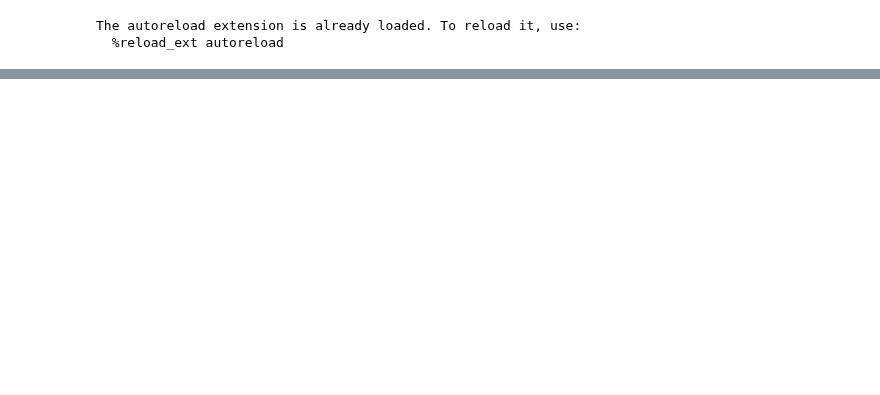
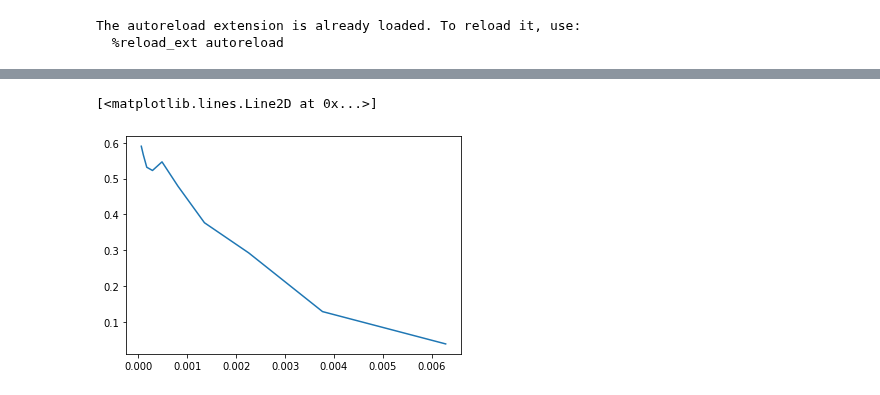
Before and after one commit to matibilkis/continuous, a Jupyter notebook: analysis/freq_discrimination.ipynb, the cells around one changed output, grey strips where cells are left out. Drawn from its saved outputs; the diff is of its cells as text; code cells hidden in the pictures; blank space fills up the shorter version.

Commit message:
analyisis frequency - data in PIC

```diff
--- a/analysis/freq_discrimination.ipynb
+++ b/analysis/freq_discrimination.ipynb
@@ -53,2 +18,0 @@ plt.plot(states1[:100,0])
-# %%
-times = load_data(ppp=ppp, periods=periods,method=method, itraj=itraj, exp_path=exp_path , rppp = rppp_reference)
@@ -63,0 +37,3 @@ array([6.2831850e-07, 6.2831850e-07, 6.2831862e-07, ..., 6.3329935e-07,
+# %%
+indis = np.logspace(2,np.log10(len(times)), 10)
+indis = [int(k) for k in indis]
@@ -63,0 +108,33 @@ array([6.2831850e-07, 6.2831850e-07, 6.2831862e-07, ..., 6.3329935e-07,
+# %%
+stopps1 = [np.array(stop["h0/h1"][k])[~np.isnan(stop["h0/h1"][k])] for k in stop["h0/h1"].keys()]
+stopps0 = [np.array(stop["h1/h0"][k])[~np.isnan(stop["h1/h0"][k])] for k in stop["h1/h0"].keys()]
+
+ind_max_traj1 = np.argmax([len(k) for k in stopps1])
+ind_max_traj0 = np.argmax([len(k) for k in stopps0])
+# %%
+stop_time1 = stopps1[ind_max_traj1]
+ns1 = 2*np.ones(len(stopps1[ind_max_traj1]))
+
+stop_time0 = stopps0[ind_max_traj0]
+ns0 = 2*np.ones(len(stopps0[ind_max_traj0]))
+
+itrajs1 = list(range(1,1000))
+itrajs0 = list(range(1,1000))
+itrajs1.remove(ind_max_traj1+1)
+itrajs0.remove(ind_max_traj0+1)
+
+for i in itrajs:
+    for ind,b in enumerate(boundsB[:len(stopps1[ind_max_traj1])]):
+        try:
+            stop_time1[ind] += (stopps1[i][ind] - stop_time1[ind])/ns1[ind]
+            ns1[ind] +=1
+        except Exception:
+            pass
+
+for i in itrajs0:
+    for ind,b in enumerate(boundsB[:len(stopps0[ind_max_traj0])]):
+        try:
+            stop_time0[ind] += (stopps0[i][ind] - stop_time0[ind])/ns0[ind]
+            ns0[ind] +=1
+        except Exception:
+            pass
@@ -63,0 +143,5 @@ array([6.2831850e-07, 6.2831850e-07, 6.2831862e-07, ..., 6.3329935e-07,
+# %%
+plt.plot([times[ind] for ind in indis], 0.5*np.array(deter["h0/h1"])+np.array(deter["h1/h0"]))
+# %% [output]
+[<matplotlib.lines.Line2D at 0x...>]
+[figure, added]
```
Also changed, not shown: parts of 14 cells of this notebook, 7 other files.
